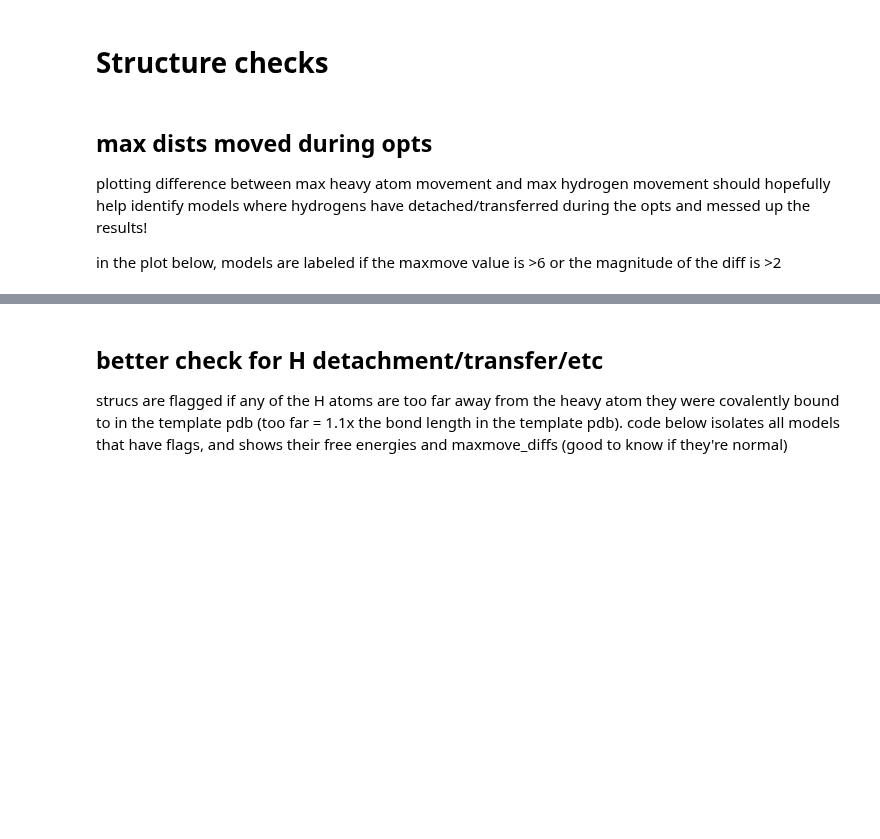
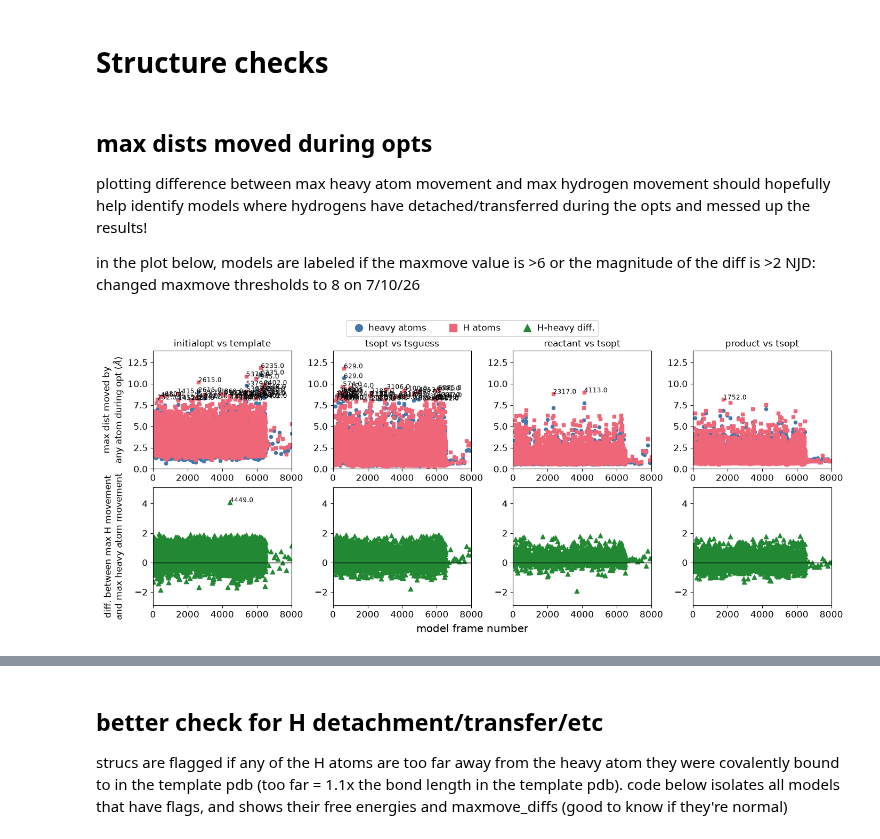
Before and after one commit to natedey/DeYonker-lab-scripts, a Jupyter notebook: CM_MD_to_QM_project/plot_CM_results.ipynb, the cells around one changed output, grey strips where cells are left out. Cells and saved outputs as stored; diff of their text form; code cells hidden in the pictures; blank space fills up the shorter version.

```diff
--- a/CM_MD_to_QM_project/plot_CM_results.ipynb
+++ b/CM_MD_to_QM_project/plot_CM_results.ipynb
@@ -16,15 +16,15 @@ Then each time you use it, all you need to do is:
 - click "Run All" to update all plots with the current results from the selected directories
 # %%
 """ specify QMdir path by uncommenting one of these lines """
-#path = '/project/ndyonker/chem/cm-MD-processing/MD-QM/QM-A'
+path = '/project/ndyonker/chem/cm-MD-processing/MD-QM/QM-A'
 #path = '/project/pssntngr/chem/chorismate_mutase/QM-B'
 #path = '/project/hksasi/chem/chorismate_mutase/QM-C'
-path = '/project/dwappett/chorismate_mutase/QM-batch-models'
+#path = '/project/dwappett/chorismate_mutase/QM-batch-models'
 
 """ specify fxxxxx-fxxxxx directory/directories to plot results from in list like ['f00101-f00200','f00201-f00300'] """
 """ or leave empty to compile results for all your finished models """
-fdir = ['B256-every-100th']
-#fdir = []
+#fdir = ['B256-every-100th']
+fdir = []
 # %% [markdown]
 **Note:** Most plots in this notebook are followed by a secondary code block that identifies outliers visible in the plot so that you don't have to work out how to find them yourselves.
 
@@ -280,6 +294,7 @@ compile_outliers = {}
 plotting difference between max heavy atom movement and max hydrogen movement should hopefully help identify models where hydrogens have detached/transferred during the opts and messed up the results!
 
 in the plot below, models are labeled if the maxmove value is >6 or the magnitude of the diff is >2
+NJD: changed maxmove thresholds to 8 on 7/10/26
 # %%
 # get max and min of all maxmove cols so that all axes can have same limits
 maxmovecols = [c for c in list(df.columns.values) if c.startswith('maxmove')]
@@ -311,36 +326,38 @@ for i,pair in enumerate(pairs):
     df.plot(x='fnum',y=f'maxmove_heavy_{pair}',kind='scatter',ax=axs[0,i],color=tc.bright.blue,marker='o',label='heavy',legend=None)
     df.plot(x='fnum',y=f'maxmove_H_{pair}',kind='scatter',ax=axs[0,i],color=tc.bright.red,marker='s', label='H',legend=None)
     axs[0,i].set_ylim(bottom=0,top=allmax+2)
     axs[0,i].set_xlim(left=plotopts['fnum']['min']-1,right=plotopts['fnum']['max']+1)
     axs[0,i].set_xlabel(None)
     axs[0,i].set_ylabel(None)
     axs[0,i].set_title(titlelabels[i])
     # bottom row of plots: differences
     axs[1,i].axhline(y=0,color='black',linewidth=1)
     axs[1,i].scatter(x=df['fnum'],y=df[f'maxmove_H_{pair}']-df[f'maxmove_heavy_{pair}'],color=tc.bright.green,marker='^')
     axs[1,i].set_ylim(bottom=diffmin-1,top=diffmax+1)
     axs[1,i].set_xlim(left=plotopts['fnum']['min']-1,right=plotopts['fnum']['max']+1)
     axs[1,i].set_xlabel(None)
     axs[1,i].set_ylabel(None)
-    # label points where maxmove H/heavy are >6 (only one label per model even if both are big) and diff > 2
+    # label points where maxmove H/heavy are >8 (only one label per model even if both are big) and diff > 2
     for model in list(df.index.values):
-        if df.loc[model,f'maxmove_H_{pair}']>6:
+        if df.loc[model,f'maxmove_H_{pair}']>8:
             axs[0,i].annotate(df.loc[model,'fnum'],(df.loc[model,'fnum'],df.loc[model,f'maxmove_H_{pair}']),size='x-small')
             outliermodels[(pair,'H')].append(model)
-        if df.loc[model,f'maxmove_heavy_{pair}']>6:
+        if df.loc[model,f'maxmove_heavy_{pair}']>8:
             axs[0,i].annotate(df.loc[model,'fnum'],(df.loc[model,'fnum'],df.loc[model,f'maxmove_heavy_{pair}']),size='x-small')
             outliermodels[(pair,'heavy')].append(model)
         mmdiff = df.loc[model,f'maxmove_H_{pair}'] - df.loc[model,f'maxmove_heavy_{pair}']
         if mmdiff > 2 or mmdiff < -2:
             axs[1,i].annotate(df.loc[model,'fnum'],(df.loc[model,'fnum'],mmdiff),size='x-small')
             outliermodels[(pair,'diff')].append(model)
 
 fig.legend(handles=legend_elements,loc='outside upper center',ncols=3,handletextpad=0.1,columnspacing=2)
 
 axs[0,0].set_ylabel('max dist moved by\nany atom during opt '+r'($\AA$)')
 axs[1,0].set_ylabel('diff. between max H movement\nand max heavy atom movement')
 fig.supxlabel(plotopts['fnum']['longlabel'])
 fig.align_labels()
+# %% [output]
+[figure, added]
 # %%
 ### show outliers in case it's hard to read from plot ###
 ### filtering out any combinations in dict that don't have any outliers ###
```
Also changed, not shown: parts of 36 cells of this notebook.
